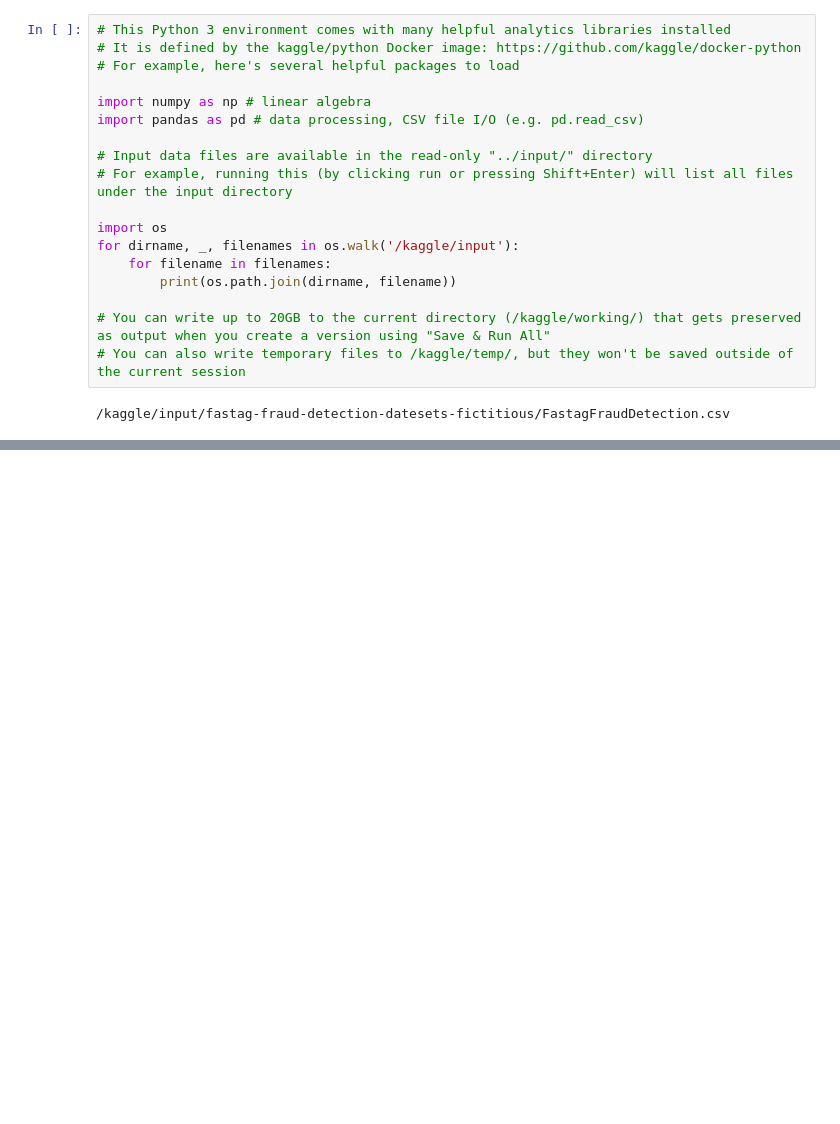
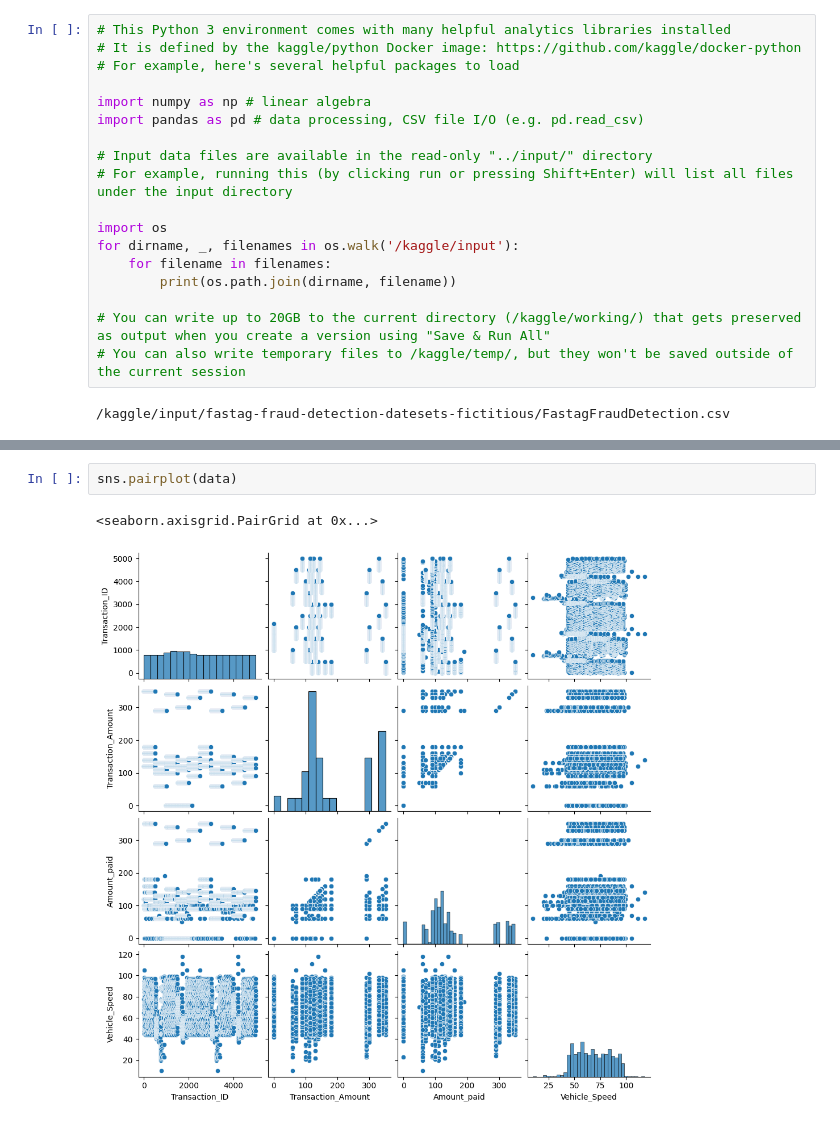
Before and after one commit to VishalDeoPrasad/FastTag-Fraud-Detection, a Jupyter notebook: fasttag-fraud-detection.ipynb, the cells around one changed output, grey strips where cells are left out. Cells and saved outputs as stored; diff of their text form; blank space fills up the shorter version.

```diff
--- a/fasttag-fraud-detection.ipynb
+++ b/fasttag-fraud-detection.ipynb
@@ -20,0 +132,5 @@ for dirname, _, filenames in os.walk('/kaggle/input'):
+# %%
+sns.pairplot(data)
+# %% [output]
+<seaborn.axisgrid.PairGrid at 0x...>
+[figure, added]
```
Also changed, not shown: parts of 34 cells of this notebook.
